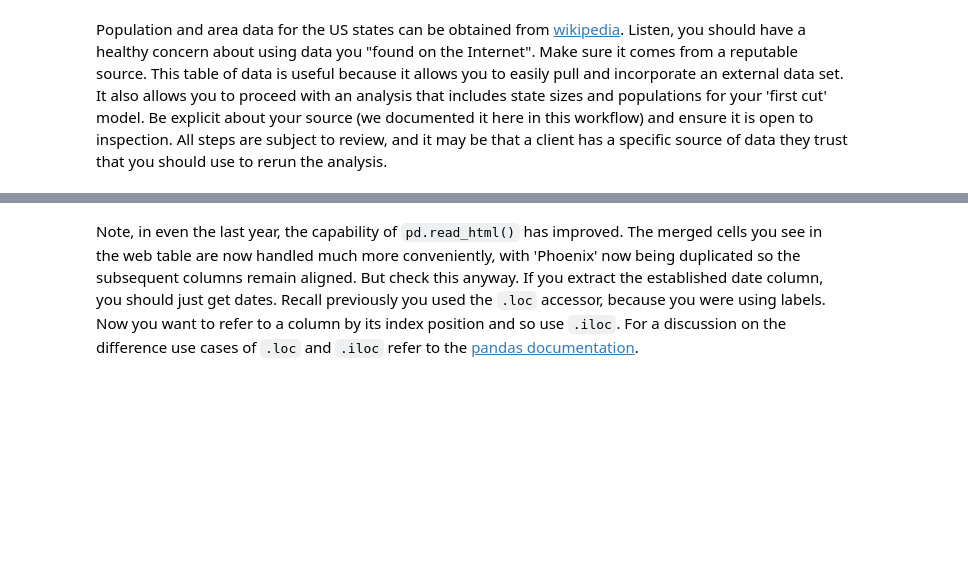
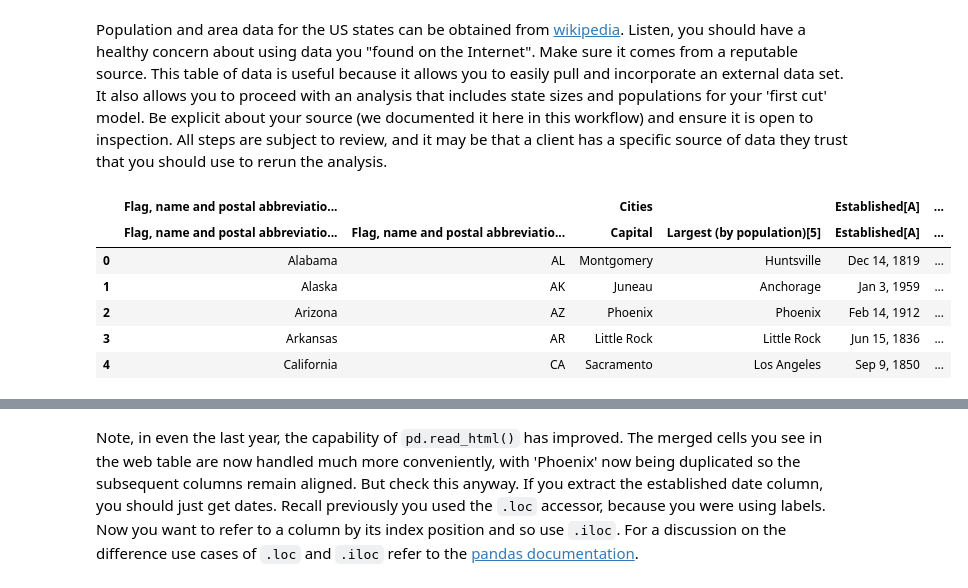
Before and after one commit to MIJUMBO/SpringboardCapstone, a Jupyter notebook: Notebooks/02_data_wrangling.ipynb, the cells around one changed output, grey strips where cells are left out. Cells and saved outputs as stored; diff of their text form; code cells hidden in the pictures; blank space fills up the shorter version.

```diff
--- a/Notebooks/02_data_wrangling.ipynb
+++ b/Notebooks/02_data_wrangling.ipynb
@@ -763,8 +794,16 @@ Population and area data for the US states can be obtained from [wikipedia](http
 # %%
 #Code task 29#
 #Use pandas' `read_html` method to read the table from the URL below
-states_url = 'https://simple.wikipedia.org/w/index.php?title=List_of_U.S._states&oldid=7168473'
-usa_states = pd.___(___)
+#states_url = 'https://en.wikipedia.org/wiki/List_of_states_and_territories_of_the_United_States'
+usa_states.head()
+# %% [output]
+|  | Flag, name and postal abbreviatio... |  | Cities |  | Established[A] | ... |
+|  | Flag, name and postal abbreviatio... | Flag, name and postal abbreviatio... | Capital | Largest (by population)[5] | Established[A] | ... |
+| 0 | Alabama | AL | Montgomery | Huntsville | Dec 14, 1819 | ... |
+| 1 | Alaska | AK | Juneau | Anchorage | Jan 3, 1959 | ... |
+| 2 | Arizona | AZ | Phoenix | Phoenix | Feb 14, 1912 | ... |
+| 3 | Arkansas | AR | Little Rock | Little Rock | Jun 15, 1836 | ... |
+| 4 | California | CA | Sacramento | Los Angeles | Sep 9, 1850 | ... |
 # %%
 type(usa_states)
 # %% [output]
```
Also changed, not shown: parts of 21 cells of this notebook.
